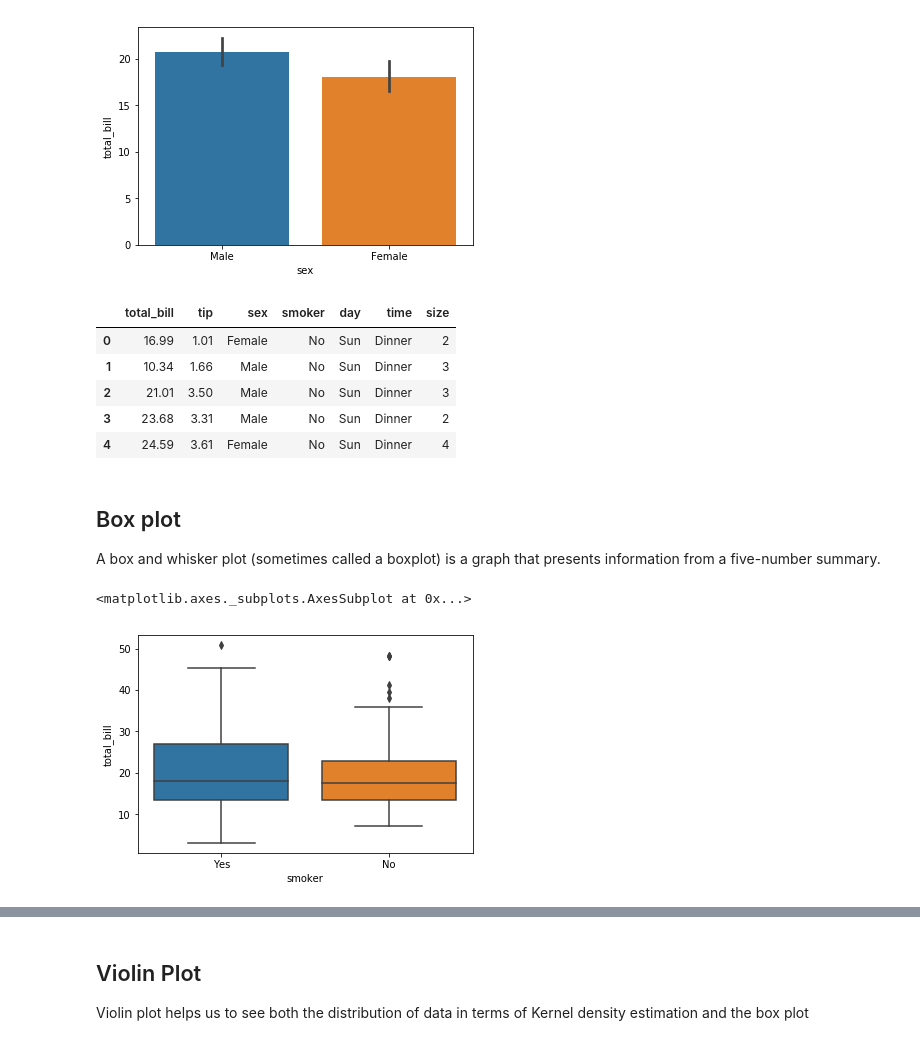
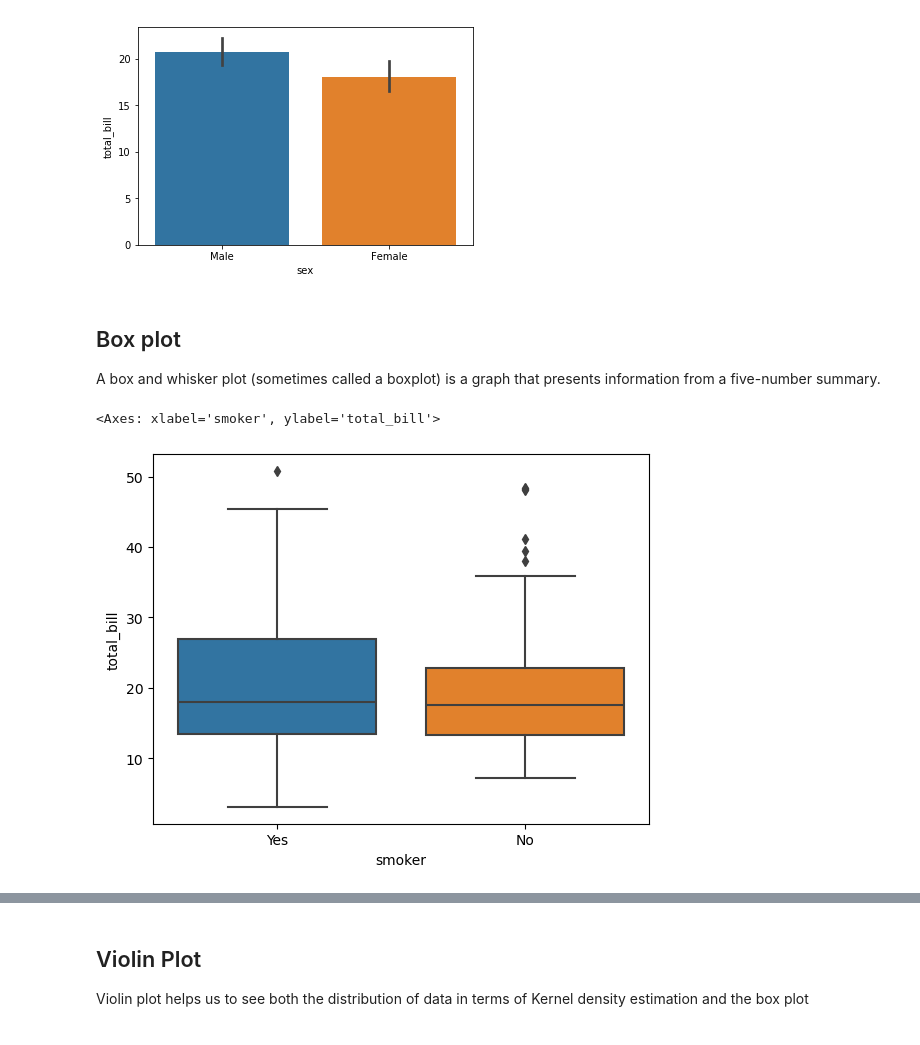
Before and after one commit to Rameezpnr/Python_101_Concentrated, a Jupyter notebook: Notes/5- Seaborn.ipynb, the cells around one changed output, grey strips where cells are left out. Drawn from its saved outputs; the diff is of its cells as text; code cells hidden in the pictures.

```diff
--- a/Notes/5- Seaborn.ipynb
+++ b/Notes/5- Seaborn.ipynb
@@ -116,24 +121,15 @@ sns.barplot(x='sex',y='total_bill',data=df)
 # %% [output]
 <matplotlib.axes._subplots.AxesSubplot at 0x...>
 [figure]
-# %%
-df.head()
-# %% [output]
-|  | total_bill | tip | sex | smoker | day | time | size |
-| 0 | 16.99 | 1.01 | Female | No | Sun | Dinner | 2 |
-| 1 | 10.34 | 1.66 | Male | No | Sun | Dinner | 3 |
-| 2 | 21.01 | 3.50 | Male | No | Sun | Dinner | 3 |
-| 3 | 23.68 | 3.31 | Male | No | Sun | Dinner | 2 |
-| 4 | 24.59 | 3.61 | Female | No | Sun | Dinner | 4 |
 # %% [markdown]
 ## Box plot
 
 A box and whisker plot (sometimes called a boxplot) is a graph that presents information from a five-number summary.
 # %%
-sns.boxplot('smoker','total_bill', data=df)
+sns.boxplot(x = 'smoker',y = 'total_bill', data=df)
 # %% [output]
-<matplotlib.axes._subplots.AxesSubplot at 0x...>
+<Axes: xlabel='smoker', ylabel='total_bill'>
-[figure, old version]
+[figure, new version]
 # %%
 sns.boxplot(x="day", y="total_bill", data=df,palette='rainbow')
 # %% [output]
```
Also changed, not shown: parts of 13 cells of this notebook, 1 other file.
